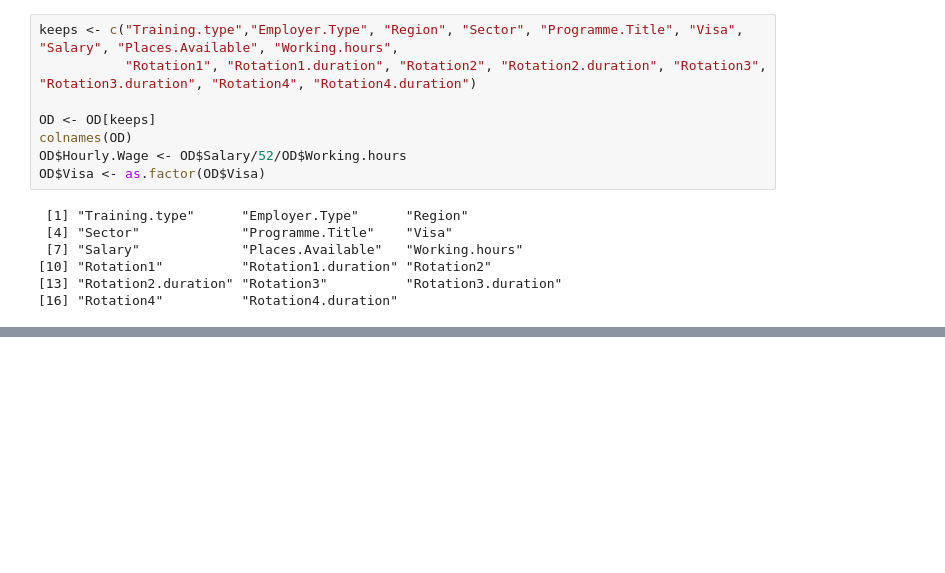
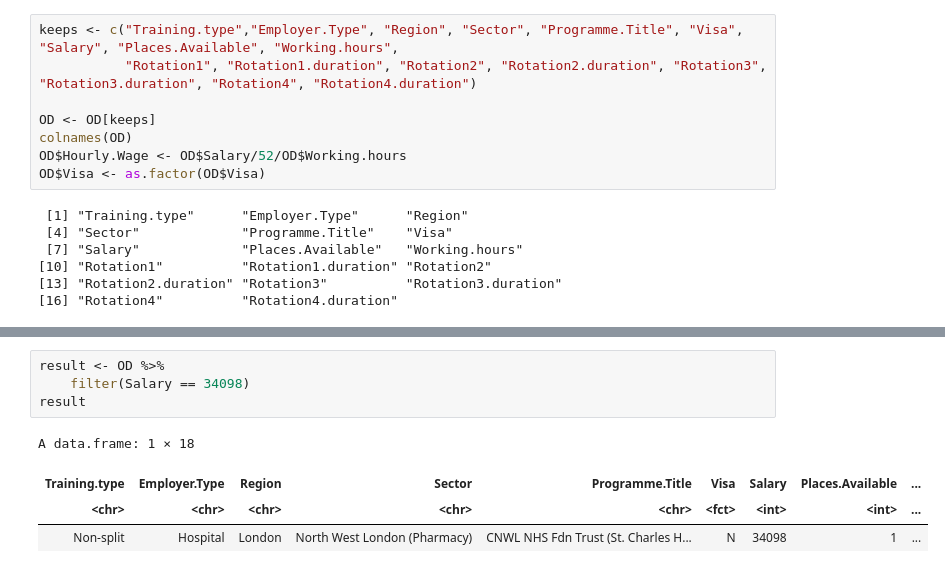
Before and after one commit to kwjo/TP-pay, a Jupyter notebook: oriel2526.ipynb, the cells around one changed output, grey strips where cells are left out. Saved outputs shown, nothing was run; the diff lists cells and outputs as text; blank space fills up the shorter version.

```diff
--- a/oriel2526.ipynb
+++ b/oriel2526.ipynb
@@ -111,0 +223,9 @@ TODO
+# %%
+result <- OD %>%
+    filter(Salary == 34098)
+result
+# %% [output]
+A data.frame: 1 × 18
+| Training.type | Employer.Type | Region | Sector | Programme.Title | Visa | Salary | Places.Available | ... |
+| <chr> | <chr> | <chr> | <chr> | <chr> | <fct> | <int> | <int> | ... |
+| Non-split | Hospital | London | North West London (Pharmacy) | CNWL NHS Fdn Trust (St. Charles H... | N | 34098 | 1 | ... |
```
Also changed, not shown: parts of 7 cells of this notebook.
